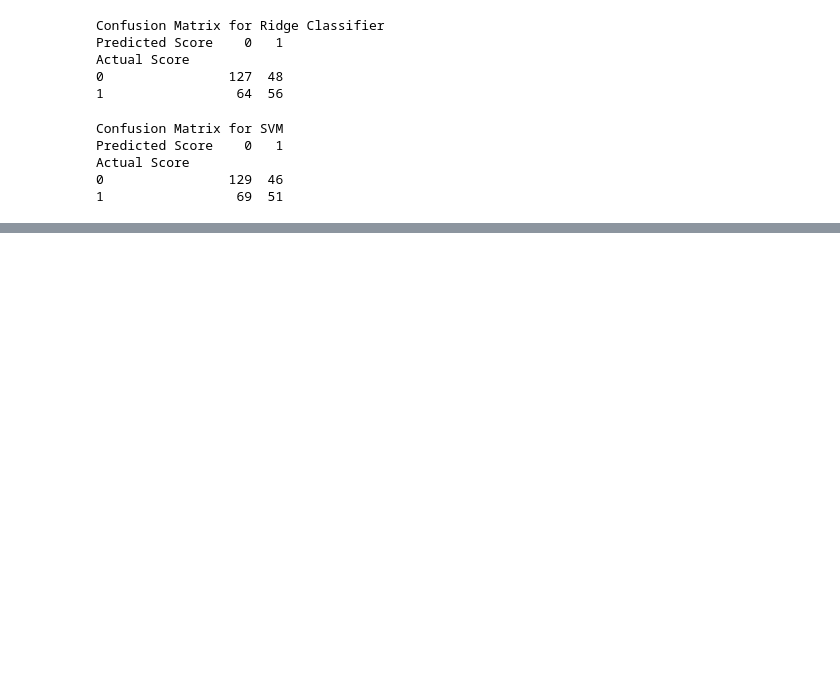
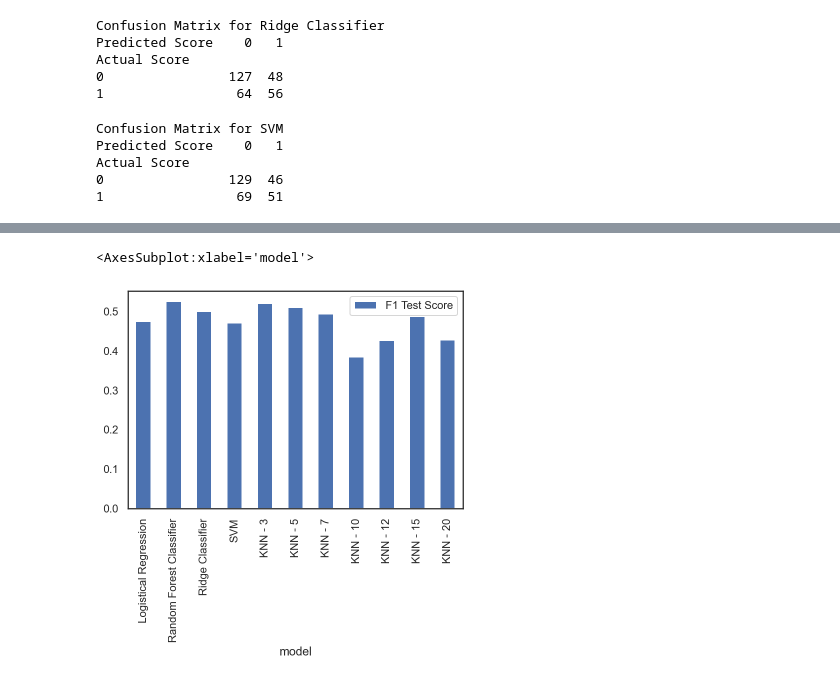
Before and after one commit to vmmadathil/spotify-acrostic, a Jupyter notebook: notebooks/03-VM-Binary_Prep.ipynb, the cells around one changed output, grey strips where cells are left out. Saved outputs shown, nothing was run; the diff lists cells and outputs as text; code cells hidden in the pictures; blank space fills up the shorter version.

Commit message:
trained models

```diff
--- a/notebooks/03-VM-Binary_Prep.ipynb
+++ b/notebooks/03-VM-Binary_Prep.ipynb
@@ -256,7 +259,7 @@ from sklearn import svm
 clf = svm.SVC(kernel='linear')
 clf.fit(X_train_scaled, y_train_scaled)
 
-model_scores(clf, 'SVM')
+model_results = model_scores(clf, 'SVM', model_results)
 # %% [output]
 Confusion Matrix for SVM
 Predicted Score    0   1
@@ -267,0 +269,11 @@ Actual Score
+# %%
+# Different KNN
+
+from sklearn.neighbors import KNeighborsClassifier
+
+for n in [3, 5, 7, 10]:
+    print('KNN with {} neighbors'.format(n))
+    knn = KNeighborsClassifier(n_neighbors = n)
+    knn.fit(X_train_scaled, y_train_scaled)
+
+    model_results = model_scores(knn, 'KNN - {}'.format(n), model_results)
@@ -267,0 +298,6 @@ Actual Score
+# %%
+for n in [12, 15, 20]:
+    knn = KNeighborsClassifier(n_neighbors = n)
+    knn.fit(X_train_scaled, y_train_scaled)
+
+    model_results = model_scores(knn, 'KNN - {}'.format(n), model_results)
@@ -267,0 +335,4 @@ Actual Score
+# %%
+model_results = model_results.set_index('model')
+
+model_results
@@ -267,0 +353,5 @@ Actual Score
+# %%
+model_results.plot(kind = 'bar')
+# %% [output]
+<AxesSubplot:xlabel='model'>
+[figure, added]
```
Also changed, not shown: parts of 10 cells of this notebook.
